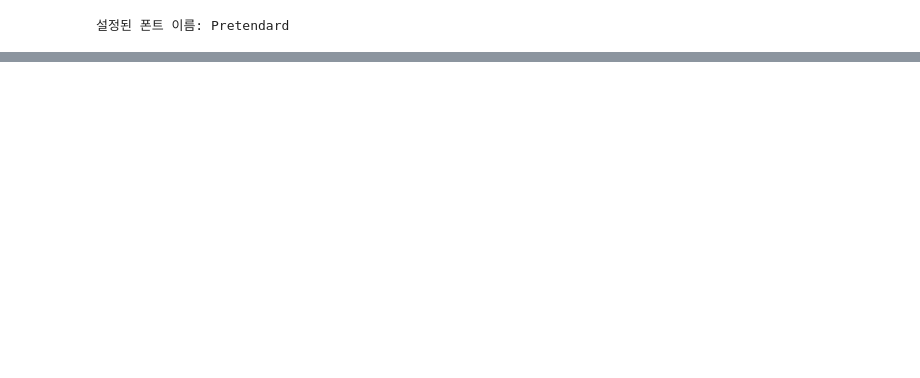
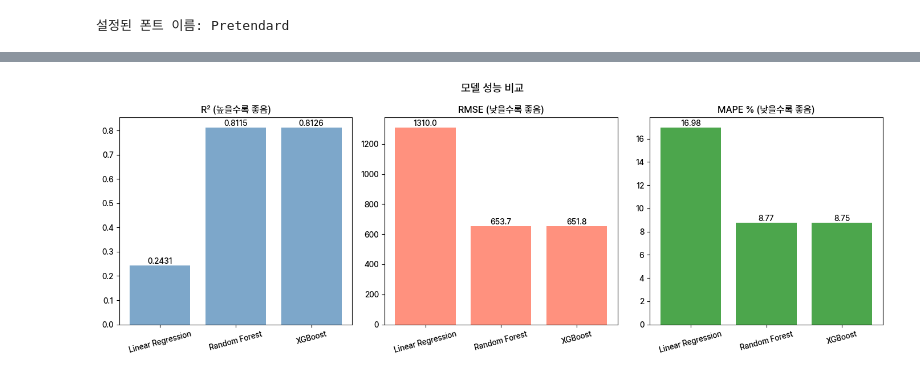
Before and after one commit to s2pray4u2s/seoul_power_demand_forecast, a Jupyter notebook: 2_notebooks/03_modeling.ipynb, the cells around one changed output, grey strips where cells are left out. Cells and saved outputs as stored; diff of their text form; code cells hidden in the pictures; blank space fills up the shorter version.

```diff
--- a/2_notebooks/03_modeling.ipynb
+++ b/2_notebooks/03_modeling.ipynb
@@ -36,0 +36,88 @@ df["datetime"] = pd.to_datetime(df["datetime"])
+# %%
+# ── 피처 / 타겟 정의 ────────────────────────────
+FEATURES_BASELINE = [
+    "hour", "dayofweek", "month",
+    "is_weekend", "is_holiday", "is_off",
+]
+TARGET = "전력사용량(MWh)"
+
+# 강수량 NaN → 0, 일사량 NaN → 0
+df["강수량(mm)"] = df["강수량(mm)"].fillna(0)
+df["일사(MJ/m2)"] = df["일사(MJ/m2)"].fillna(0)
+
+# ── 학습/테스트 분리 (2023 → 2024) ─────────────
+train = df[df["datetime"].dt.year == 2023]
+test  = df[df["datetime"].dt.year == 2024]
+
+X_train = train[FEATURES_BASELINE]
+y_train = train[TARGET]
+X_test  = test[FEATURES_BASELINE]
+y_test  = test[TARGET]
+
+print(f"학습: {X_train.shape} / 테스트: {X_test.shape}")
+
+# ── 모델 학습 ───────────────────────────────────
+models = {
+    "Linear Regression": LinearRegression(),
+    "Random Forest":     RandomForestRegressor(n_estimators=100, random_state=42, n_jobs=-1),
+    "XGBoost":           XGBRegressor(n_estimators=300, learning_rate=0.05, random_state=42, n_jobs=-1)
+}
+
+results_baseline = {}
+for name, model in models.items():
+    model.fit(X_train, y_train)
+    pred = model.predict(X_test)
+    results_baseline[name] = {
+        "model": model,
+        "pred": pred,
+        "R2":   round(r2_score(y_test, pred), 4),
+        "RMSE": round(np.sqrt(mean_squared_error(y_test, pred)), 1),
+        "MAPE": round(mean_absolute_percentage_error(y_test, pred) * 100, 2)
+    }
+    print(f"{name:20s} | R²: {results_baseline[name]['R2']} | RMSE: {results_baseline[name]['RMSE']} | MAPE: {results_baseline[name]['MAPE']}%")
+
+# ── 성능 비교표 시각화 ──────────────────────────
+fig, axes = plt.subplots(1, 3, figsize=(14, 5))
+metrics = ["R2", "RMSE", "MAPE"]
+titles  = ["R² (높을수록 좋음)", "RMSE (낮을수록 좋음)", "MAPE % (낮을수록 좋음)"]
+colors  = ["steelblue", "tomato", "green"]
+
+for i, (metric, title, color) in enumerate(zip(metrics, titles, colors)):
+    vals = [results_baseline[m][metric] for m in models]
+    axes[i].bar(list(models.keys()), vals, color=color, alpha=0.7)
+    axes[i].set_title(title, fontsize=12)
+    for j, v in enumerate(vals):
+        axes[i].text(j, v, str(v), ha="center", va="bottom", fontsize=10)
+    axes[i].tick_params(axis='x', rotation=15)
+
+plt.suptitle("모델 성능 비교", fontsize=14)
+plt.tight_layout()
+plt.savefig(r"C:\Users\User\Desktop\MyRepo\Portfolio\Portfolio_ver2\4_outputs\모델_성능비교_BASELINE.png", dpi=300)
+plt.show()
+
+# ── 실제값 vs 예측값 시각화 (XGBoost) ──────────
+fig, ax = plt.subplots(figsize=(16, 4))
+ax.plot(test["datetime"].values, y_test.values, label="실제값", color="steelblue", linewidth=0.8)
+ax.plot(test["datetime"].values, results_baseline["XGBoost"]["pred"], label="예측값", color="tomato", linewidth=0.8, alpha=0.8)
+ax.set_title("XGBoost 실제값 vs 예측값 (2024년)_BASELINE", fontsize=14)
+ax.set_xlabel("날짜")
+ax.set_ylabel("전력사용량(MWh)")
+ax.legend()
+plt.tight_layout()
+plt.savefig(r"C:\Users\User\Desktop\MyRepo\Portfolio\Portfolio_ver2\4_outputs\실제vs예측_BASELINE.png", dpi=300)
+plt.show()
+
+# ── 변수 중요도 (Random Forest) ─────────────────
+fi = pd.Series(
+    results_baseline["Random Forest"]["model"].feature_importances_,
+    index=FEATURES_BASELINE
+).sort_values(ascending=True)
+
+fig, ax = plt.subplots(figsize=(10, 8))
+fi.plot(kind="barh", ax=ax, color="steelblue", alpha=0.8)
+ax.set_title("Random Forest 변수 중요도_BASELINE", fontsize=14)
+ax.set_xlabel("중요도")
+plt.tight_layout()
+plt.savefig(r"C:\Users\User\Desktop\MyRepo\Portfolio\Portfolio_ver2\4_outputs\변수중요도_BASELINE.png", dpi=300)
+plt.show()
+# %% [output]
@@ -36,0 +128 @@ df["datetime"] = pd.to_datetime(df["datetime"])
+[figure, added]
```
Also changed, not shown: parts of 12 cells of this notebook, 28 other files.
